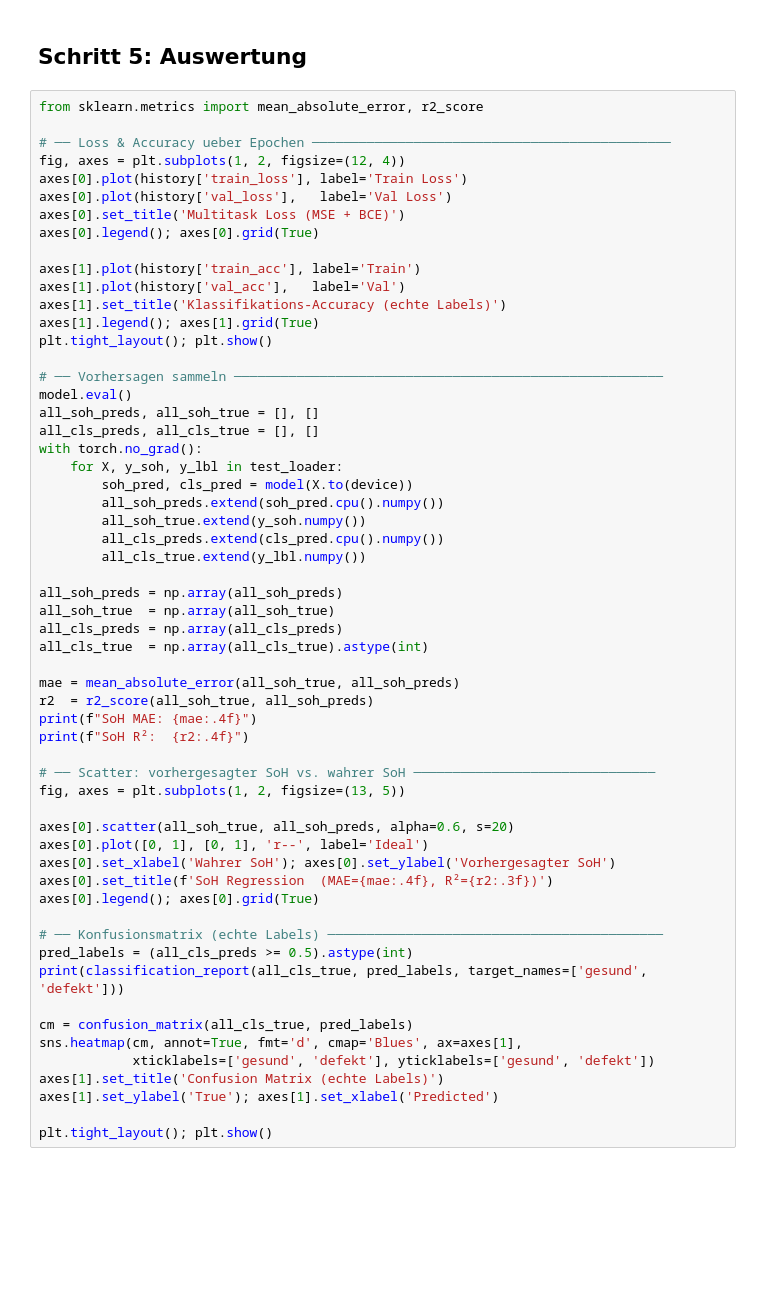
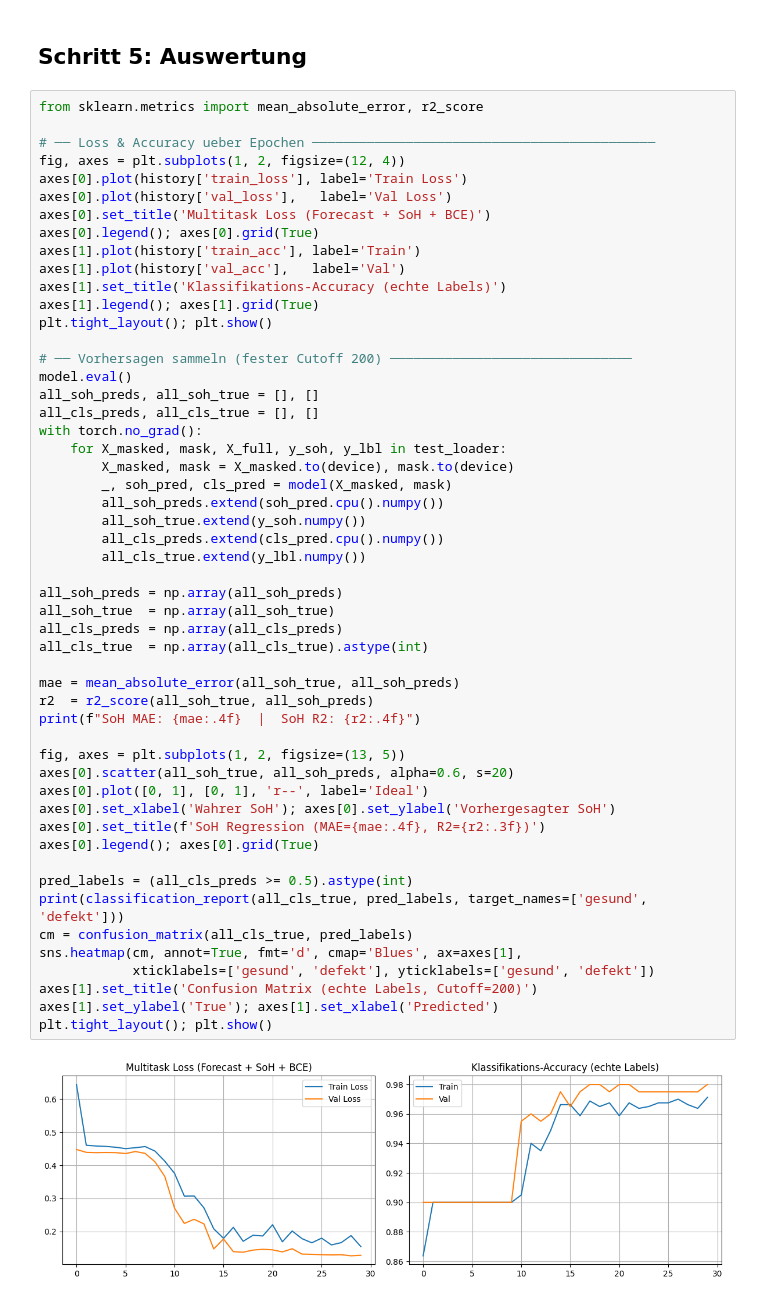
Before and after one commit to hackehucke/Masterarbeit, a Jupyter notebook: transformer_training.ipynb, the cells around one changed output. Saved outputs shown, nothing was run; the diff lists cells and outputs as text; blank space fills up the shorter version.

```diff
--- a/transformer_training.ipynb
+++ b/transformer_training.ipynb
@@ -290,58 +378,54 @@ print(f"Modell geladen! SEQ_LEN={SEQ_LEN}, Kurven={len(dataset_norm)}, Device={d
 # %%
 from sklearn.metrics import mean_absolute_error, r2_score
 
-# ── Loss & Accuracy ueber Epochen ──────────────────────────────────────────────
+# ── Loss & Accuracy ueber Epochen ────────────────────────────────────────────
 fig, axes = plt.subplots(1, 2, figsize=(12, 4))
 axes[0].plot(history['train_loss'], label='Train Loss')
 axes[0].plot(history['val_loss'],   label='Val Loss')
-axes[0].set_title('Multitask Loss (MSE + BCE)')
+axes[0].set_title('Multitask Loss (Forecast + SoH + BCE)')
 axes[0].legend(); axes[0].grid(True)
-
 axes[1].plot(history['train_acc'], label='Train')
 axes[1].plot(history['val_acc'],   label='Val')
 axes[1].set_title('Klassifikations-Accuracy (echte Labels)')
 axes[1].legend(); axes[1].grid(True)
 plt.tight_layout(); plt.show()
 
-# ── Vorhersagen sammeln ───────────────────────────────────────────────────────
+# ── Vorhersagen sammeln (fester Cutoff 200) ───────────────────────────────
 model.eval()
 all_soh_preds, all_soh_true = [], []
 all_cls_preds, all_cls_true = [], []
 with torch.no_grad():
-    for X, y_soh, y_lbl in test_loader:
-        soh_pred, cls_pred = model(X.to(device))
+    for X_masked, mask, X_full, y_soh, y_lbl in test_loader:
+        X_masked, mask = X_masked.to(device), mask.to(device)
+        _, soh_pred, cls_pred = model(X_masked, mask)
         all_soh_preds.extend(soh_pred.cpu().numpy())
         all_soh_true.extend(y_soh.numpy())
         all_cls_preds.extend(cls_pred.cpu().numpy())
         all_cls_true.extend(y_lbl.numpy())
 
 all_soh_preds = np.array(all_soh_preds)
 all_soh_true  = np.array(all_soh_true)
 all_cls_preds = np.array(all_cls_preds)
 all_cls_true  = np.array(all_cls_true).astype(int)
 
 mae = mean_absolute_error(all_soh_true, all_soh_preds)
 r2  = r2_score(all_soh_true, all_soh_preds)
-print(f"SoH MAE: {mae:.4f}")
-print(f"SoH R²:  {r2:.4f}")
+print(f"SoH MAE: {mae:.4f}  |  SoH R2: {r2:.4f}")
 
-# ── Scatter: vorhergesagter SoH vs. wahrer SoH ───────────────────────────────
 fig, axes = plt.subplots(1, 2, figsize=(13, 5))
-
 axes[0].scatter(all_soh_true, all_soh_preds, alpha=0.6, s=20)
 axes[0].plot([0, 1], [0, 1], 'r--', label='Ideal')
 axes[0].set_xlabel('Wahrer SoH'); axes[0].set_ylabel('Vorhergesagter SoH')
-axes[0].set_title(f'SoH Regression  (MAE={mae:.4f}, R²={r2:.3f})')
+axes[0].set_title(f'SoH Regression (MAE={mae:.4f}, R2={r2:.3f})')
 axes[0].legend(); axes[0].grid(True)
 
-# ── Konfusionsmatrix (echte Labels) ───────────────────────────────────────────
 pred_labels = (all_cls_preds >= 0.5).astype(int)
 print(classification_report(all_cls_true, pred_labels, target_names=['gesund', 'defekt']))
-
 cm = confusion_matrix(all_cls_true, pred_labels)
 sns.heatmap(cm, annot=True, fmt='d', cmap='Blues', ax=axes[1],
             xticklabels=['gesund', 'defekt'], yticklabels=['gesund', 'defekt'])
-axes[1].set_title('Confusion Matrix (echte Labels)')
+axes[1].set_title('Confusion Matrix (echte Labels, Cutoff=200)')
 axes[1].set_ylabel('True'); axes[1].set_xlabel('Predicted')
-
 plt.tight_layout(); plt.show()
+# %% [output]
+[figure, added]
```
Also changed, not shown: parts of 8 cells of this notebook, 3 other files.
